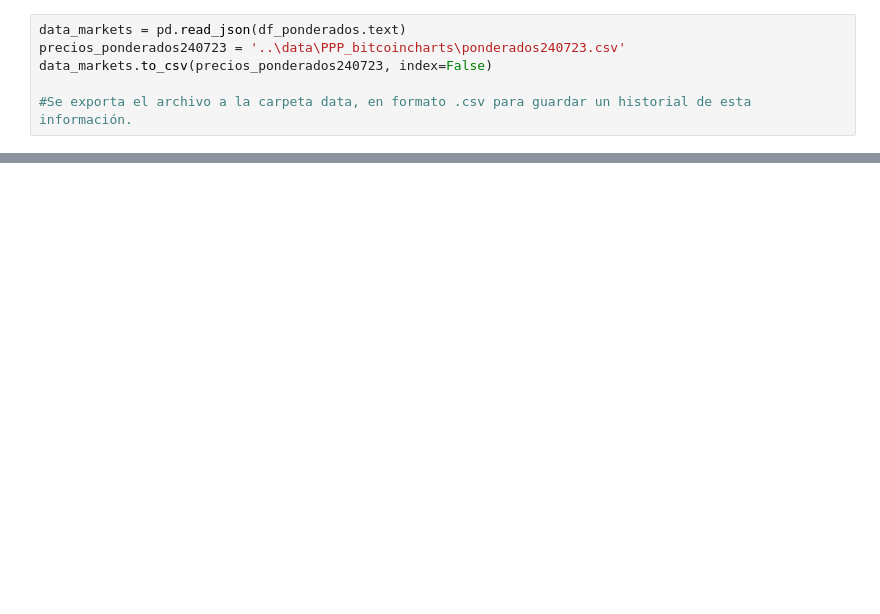
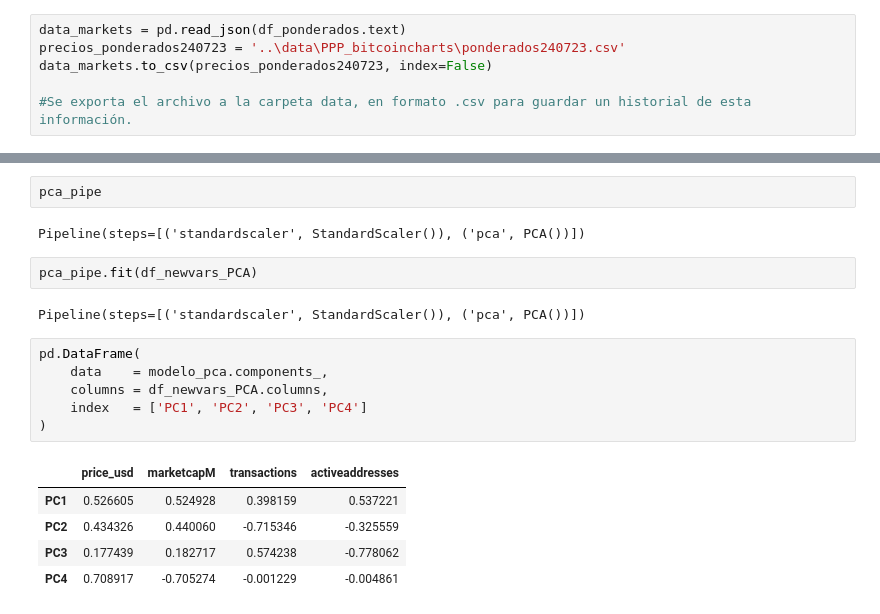
Before and after one commit to MartinMF88/Proyecto_DataScience_Coder, a Jupyter notebook: notebooks/ProyectoFinal_Martinez.ipynb, the cells around one changed output, grey strips where cells are left out. Saved outputs shown, nothing was run; the diff lists cells and outputs as text; blank space fills up the shorter version.

```diff
--- a/notebooks/ProyectoFinal_Martinez.ipynb
+++ b/notebooks/ProyectoFinal_Martinez.ipynb
@@ -545,0 +798,20 @@ data_markets.to_csv(precios_ponderados240723, index=False)
+# %%
+pca_pipe
+# %% [output]
+Pipeline(steps=[('standardscaler', StandardScaler()), ('pca', PCA())])
+# %%
+pca_pipe.fit(df_newvars_PCA)
+# %% [output]
+Pipeline(steps=[('standardscaler', StandardScaler()), ('pca', PCA())])
+# %%
+pd.DataFrame(
+    data    = modelo_pca.components_,
+    columns = df_newvars_PCA.columns,
+    index   = ['PC1', 'PC2', 'PC3', 'PC4']
+)
+# %% [output]
+|  | price_usd | marketcapM | transactions | activeaddresses |
+| PC1 | 0.526605 | 0.524928 | 0.398159 | 0.537221 |
+| PC2 | 0.434326 | 0.440060 | -0.715346 | -0.325559 |
+| PC3 | 0.177439 | 0.182717 | 0.574238 | -0.778062 |
+| PC4 | 0.708917 | -0.705274 | -0.001229 | -0.004861 |
```
Also changed, not shown: parts of 31 cells of this notebook, 1 other file.
